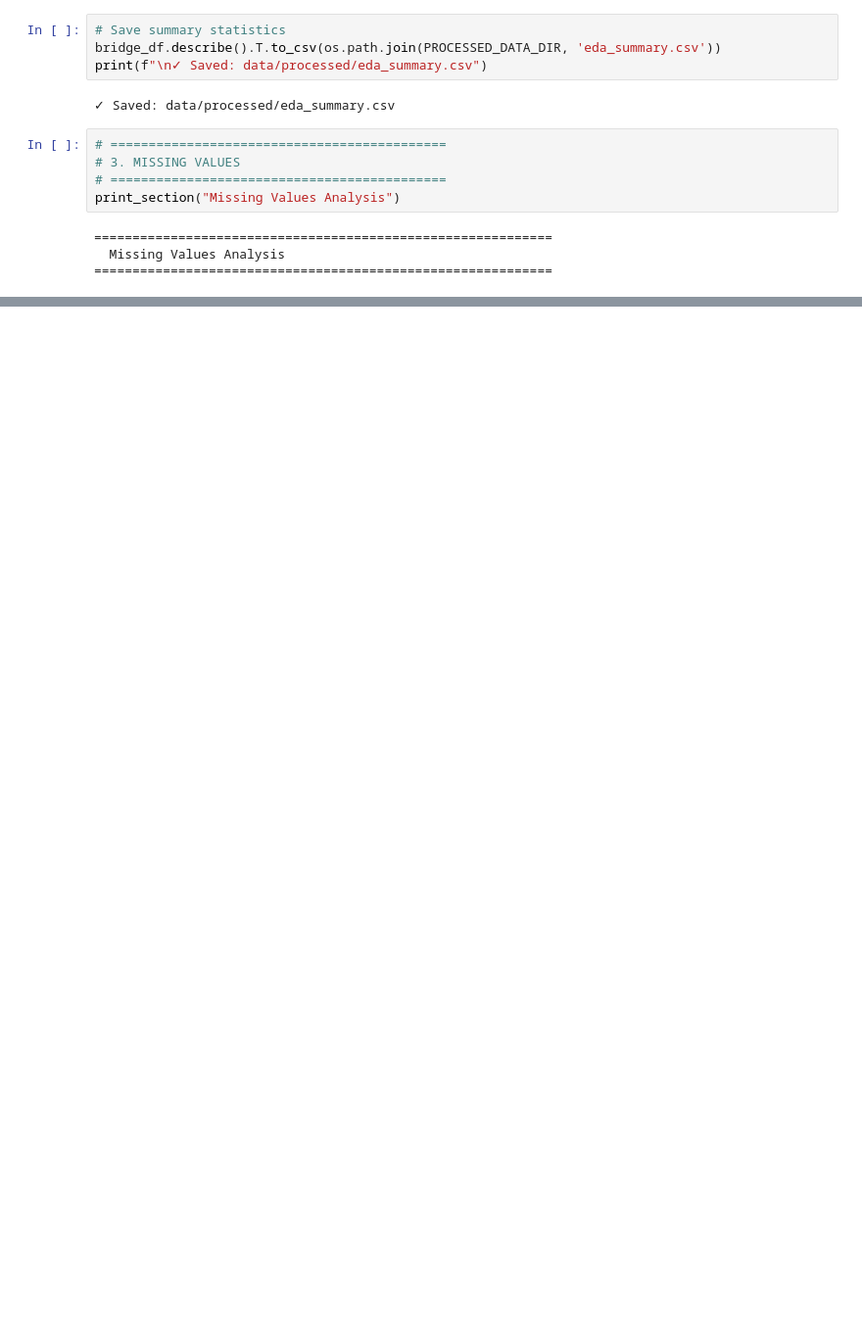
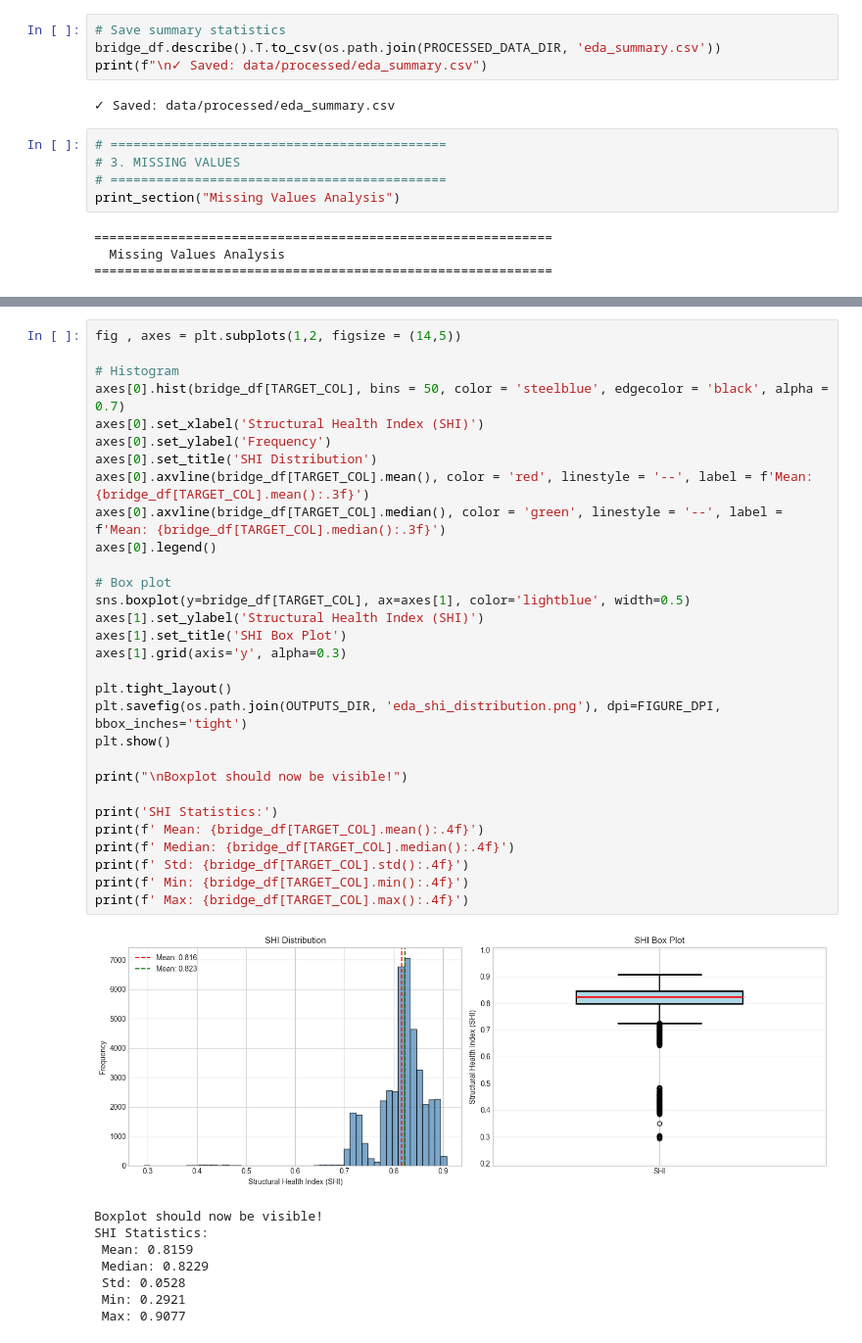
Before and after one commit to Mo7ammedAOS/bridge-health-monitoring, a Jupyter notebook: notebooks/01_eda.ipynb, the cells around one changed output, grey strips where cells are left out. Shown at 98% size. Drawn from its saved outputs; the diff is of its cells as text; blank space fills up the shorter version.

```diff
--- a/notebooks/01_eda.ipynb
+++ b/notebooks/01_eda.ipynb
@@ -148,0 +159,39 @@ plt.show()
+# %%
+fig , axes = plt.subplots(1,2, figsize = (14,5))
+
+# Histogram
+axes[0].hist(bridge_df[TARGET_COL], bins = 50, color = 'steelblue', edgecolor = 'black', alpha = 0.7)
+axes[0].set_xlabel('Structural Health Index (SHI)')
+axes[0].set_ylabel('Frequency')
+axes[0].set_title('SHI Distribution')
+axes[0].axvline(bridge_df[TARGET_COL].mean(), color = 'red', linestyle = '--', label = f'Mean: {bridge_df[TARGET_COL].mean():.3f}')
+axes[0].axvline(bridge_df[TARGET_COL].median(), color = 'green', linestyle = '--', label = f'Mean: {bridge_df[TARGET_COL].median():.3f}')
+axes[0].legend()
+
+# Box plot
+sns.boxplot(y=bridge_df[TARGET_COL], ax=axes[1], color='lightblue', width=0.5)
+axes[1].set_ylabel('Structural Health Index (SHI)')
+axes[1].set_title('SHI Box Plot')
+axes[1].grid(axis='y', alpha=0.3)
+
+plt.tight_layout()
+plt.savefig(os.path.join(OUTPUTS_DIR, 'eda_shi_distribution.png'), dpi=FIGURE_DPI, bbox_inches='tight')
+plt.show()
+
+print("\nBoxplot should now be visible!")
+
+print('SHI Statistics:')
+print(f' Mean: {bridge_df[TARGET_COL].mean():.4f}')
+print(f' Median: {bridge_df[TARGET_COL].median():.4f}')
+print(f' Std: {bridge_df[TARGET_COL].std():.4f}')
+print(f' Min: {bridge_df[TARGET_COL].min():.4f}')
+print(f' Max: {bridge_df[TARGET_COL].max():.4f}')
+# %% [output]
+[figure, added]
+Boxplot should now be visible!
+SHI Statistics:
+ Mean: 0.8159
+ Median: 0.8229
+ Std: 0.0528
+ Min: 0.2921
+ Max: 0.9077
```
Also changed, not shown: parts of 4 cells of this notebook, 2 other files.
